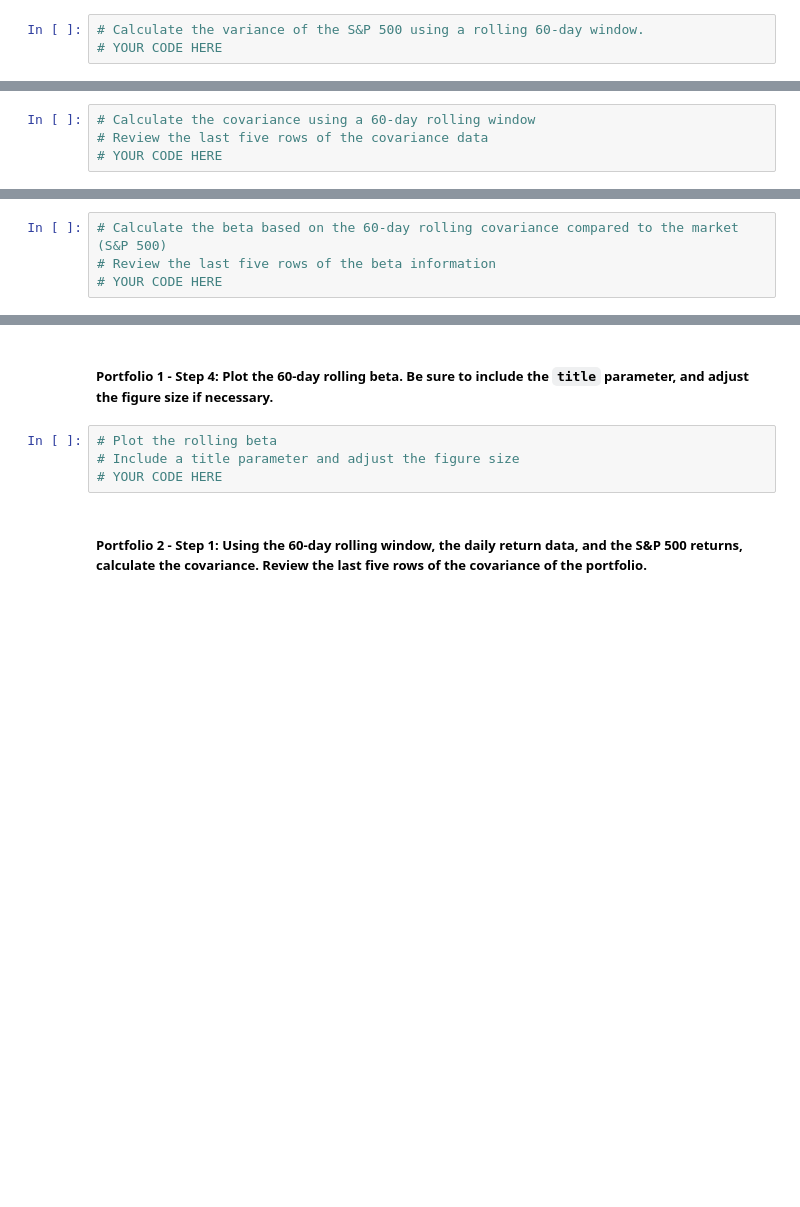
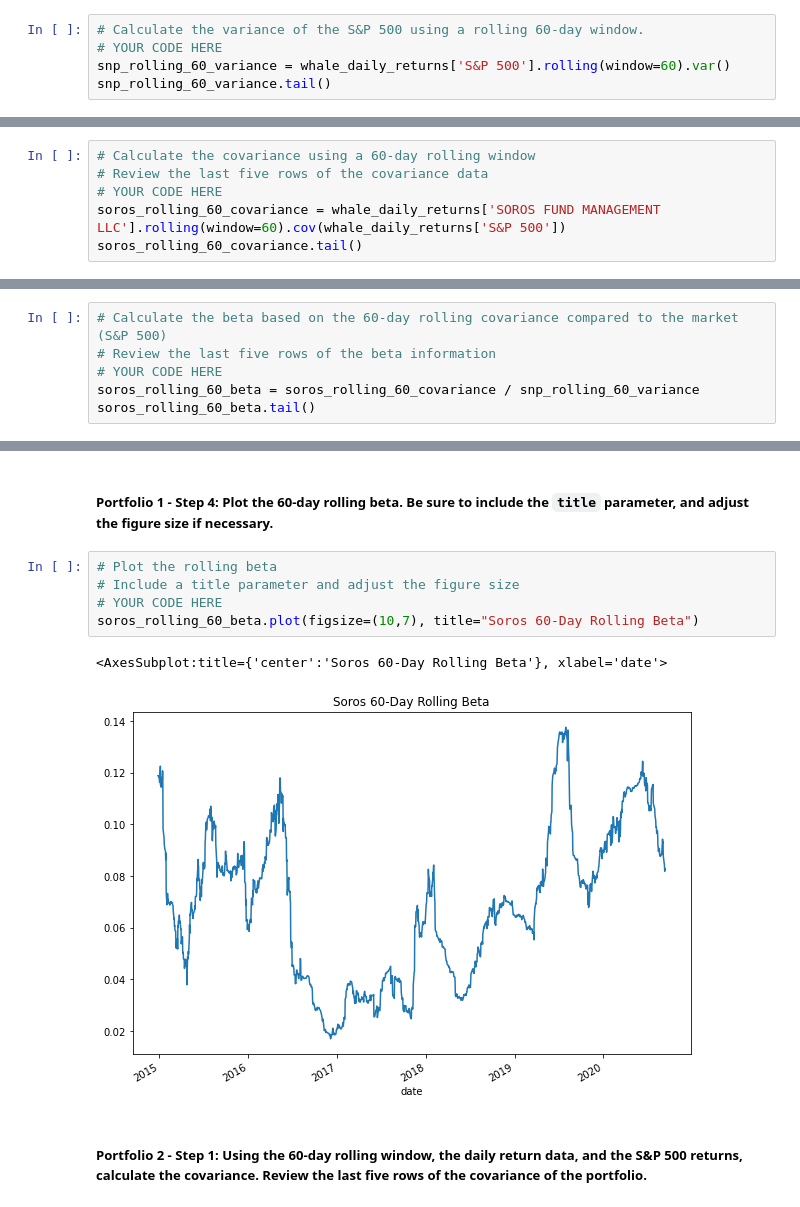
Before and after one commit to akshy2/Mod4-Analysis, a Jupyter notebook: Starter_Code/risk_return_analysis.ipynb, the cells around one changed output, grey strips where cells are left out. Cells and saved outputs as stored; diff of their text form; blank space fills up the shorter version.

```diff
--- a/Starter_Code/risk_return_analysis.ipynb
+++ b/Starter_Code/risk_return_analysis.ipynb
@@ -366,3 +366,5 @@ Your analysis is nearing completion. Now, you need to evaluate how the portfolio
 # %%
 # Calculate the variance of the S&P 500 using a rolling 60-day window.
 # YOUR CODE HERE
+snp_rolling_60_variance = whale_daily_returns['S&P 500'].rolling(window=60).var()
+snp_rolling_60_variance.tail()
@@ -382,3 +392,5 @@ Your analysis is nearing completion. Now, you need to evaluate how the portfolio
 # Calculate the covariance using a 60-day rolling window
 # Review the last five rows of the covariance data
 # YOUR CODE HERE
+soros_rolling_60_covariance = whale_daily_returns['SOROS FUND MANAGEMENT LLC'].rolling(window=60).cov(whale_daily_returns['S&P 500'])
+soros_rolling_60_covariance.tail()
@@ -388,3 +408,5 @@ Your analysis is nearing completion. Now, you need to evaluate how the portfolio
 # Calculate the beta based on the 60-day rolling covariance compared to the market (S&P 500)
 # Review the last five rows of the beta information
 # YOUR CODE HERE
+soros_rolling_60_beta = soros_rolling_60_covariance / snp_rolling_60_variance
+soros_rolling_60_beta.tail()
@@ -398,7 +432,11 @@ Your analysis is nearing completion. Now, you need to evaluate how the portfolio
 # %%
 # Plot the rolling beta
 # Include a title parameter and adjust the figure size
 # YOUR CODE HERE
+soros_rolling_60_beta.plot(figsize=(10,7), title="Soros 60-Day Rolling Beta")
+# %% [output]
+<AxesSubplot:title={'center':'Soros 60-Day Rolling Beta'}, xlabel='date'>
+[figure, added]
 # %% [markdown]
 ##### Portfolio 2 - Step 1: Using the 60-day rolling window, the daily return data, and the S&P 500 returns, calculate the covariance. Review the last five rows of the covariance of the portfolio.
 # %%
```
Also changed, not shown: parts of 10 cells of this notebook.
